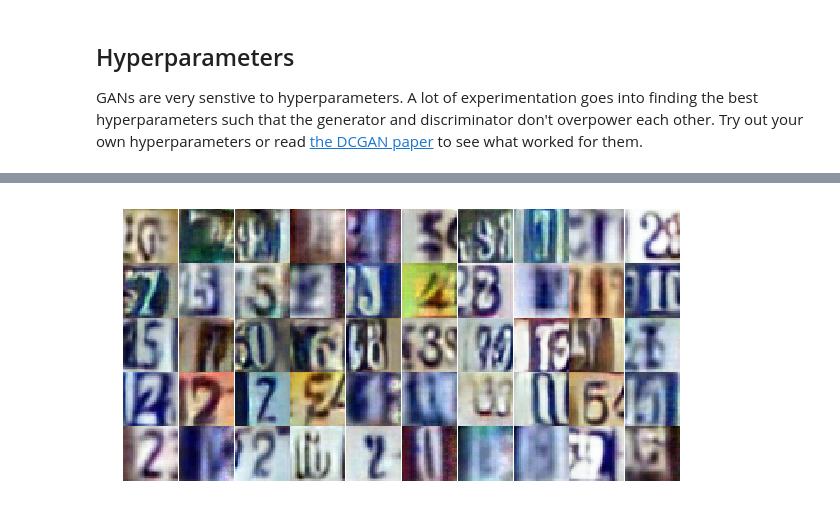
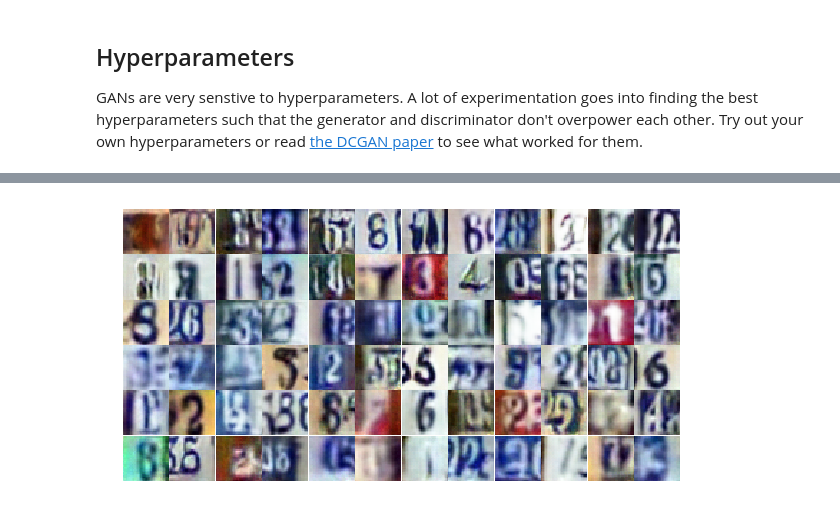
Before and after one commit to angelmtenor/deep-learning, a Jupyter notebook: dcgan-svhn/DCGAN.ipynb, the cells around one changed output, grey strips where cells are left out. Drawn from its saved outputs; the diff is of its cells as text; code cells hidden in the pictures.

```diff
--- a/dcgan-svhn/DCGAN.ipynb
+++ b/dcgan-svhn/DCGAN.ipynb
@@ -242,8 +244,9 @@ def model_opt(d_loss, g_loss, learning_rate, beta1):
     g_vars = [var for var in t_vars if var.name.startswith('generator')]
 
     # Optimize
-    d_train_opt = tf.train.AdamOptimizer(learning_rate, beta1=beta1).minimize(d_loss, var_list=d_vars)
-    g_train_opt = tf.train.AdamOptimizer(learning_rate, beta1=beta1).minimize(g_loss, var_list=g_vars)
+    with tf.control_dependencies(tf.get_collection(tf.GraphKeys.UPDATE_OPS)):
+        d_train_opt = tf.train.AdamOptimizer(learning_rate, beta1=beta1).minimize(d_loss, var_list=d_vars)
+        g_train_opt = tf.train.AdamOptimizer(learning_rate, beta1=beta1).minimize(g_loss, var_list=g_vars)
 
     return d_train_opt, g_train_opt
 # %% [markdown]
@@ -260,7 +263,7 @@ class GAN:
         self.d_loss, self.g_loss = model_loss(self.input_real, self.input_z,
                                               real_size[2], alpha=0.2)
 
-        self.d_opt, self.g_opt = model_opt(self.d_loss, self.g_loss, learning_rate, 0.5)
+        self.d_opt, self.g_opt = model_opt(self.d_loss, self.g_loss, learning_rate, beta1)
 # %% [markdown]
 Here is a function for displaying generated images.
 # %%
@@ -271,7 +274,7 @@ def view_samples(epoch, samples, nrows, ncols, figsize=(5,5)):
         ax.axis('off')
         img = ((img - img.min())*255 / (img.max() - img.min())).astype(np.uint8)
         ax.set_adjustable('box-forced')
-        im = ax.imshow(img)
+        im = ax.imshow(img, aspect='equal')
 
     plt.subplots_adjust(wspace=0, hspace=0)
     return fig, axes
@@ -280,7 +283,7 @@ And another function we can use to train our network.
 # %%
 def train(net, dataset, epochs, batch_size, print_every=10, show_every=100, figsize=(5,5)):
     saver = tf.train.Saver()
-    sample_z = np.random.uniform(-1, 1, size=(50, z_size))
+    sample_z = np.random.uniform(-1, 1, size=(72, z_size))
 
     samples, losses = [], []
     steps = 0
@@ -296,7 +299,7 @@ def train(net, dataset, epochs, batch_size, print_every=10, show_every=100, figs
 
                 # Run optimizers
                 _ = sess.run(net.d_opt, feed_dict={net.input_real: x, net.input_z: batch_z})
-                _ = sess.run(net.g_opt, feed_dict={net.input_z: batch_z})
+                _ = sess.run(net.g_opt, feed_dict={net.input_z: batch_z, net.input_real: x})
 
                 if steps % print_every == 0:
                     # At the end of each epoch, get the losses and print them out
@@ -311,10 +314,10 @@ def train(net, dataset, epochs, batch_size, print_every=10, show_every=100, figs
 
                 if steps % show_every == 0:
                     gen_samples = sess.run(
-                                   generator(net.input_z, 3, reuse=True),
+                                   generator(net.input_z, 3, reuse=True, training=False),
                                    feed_dict={net.input_z: sample_z})
                     samples.append(gen_samples)
-                    _ = view_samples(-1, samples, 5, 10, figsize=figsize)
+                    _ = view_samples(-1, samples, 6, 12, figsize=figsize)
                     plt.show()
 
         saver.save(sess, './checkpoints/generator.ckpt')
@@ -355,4 +368,4 @@ plt.legend()
 # %%
-_ = view_samples(-1, samples, 5, 10, figsize=(10,5))
+_ = view_samples(-1, samples, 6, 12, figsize=(10,5))
 # %% [output]
-[figure, old version]
+[figure, new version]
```
Also changed, not shown: parts of 11 cells of this notebook, 5 other files.
